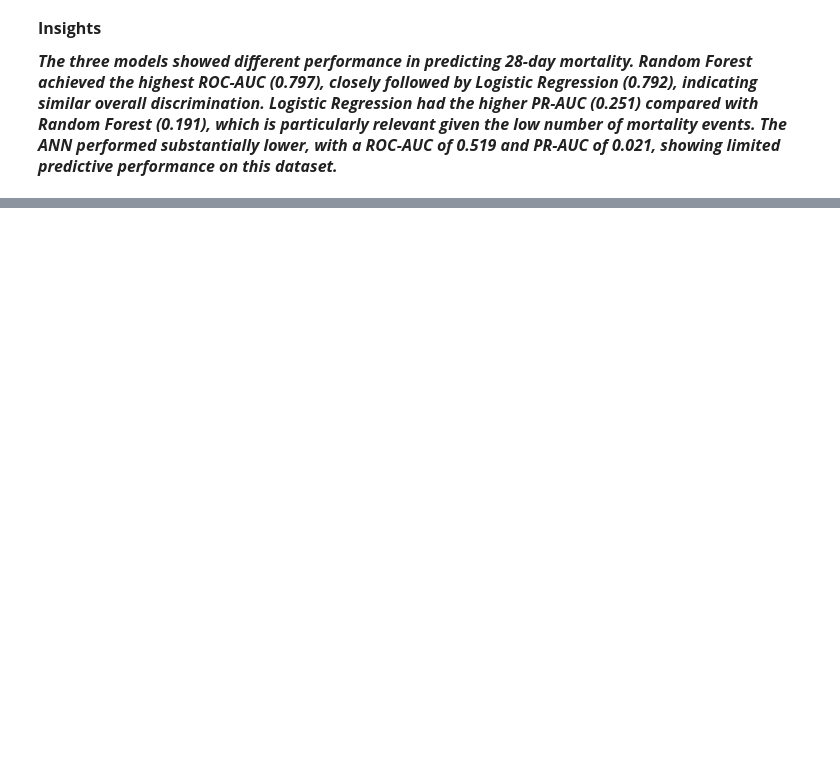
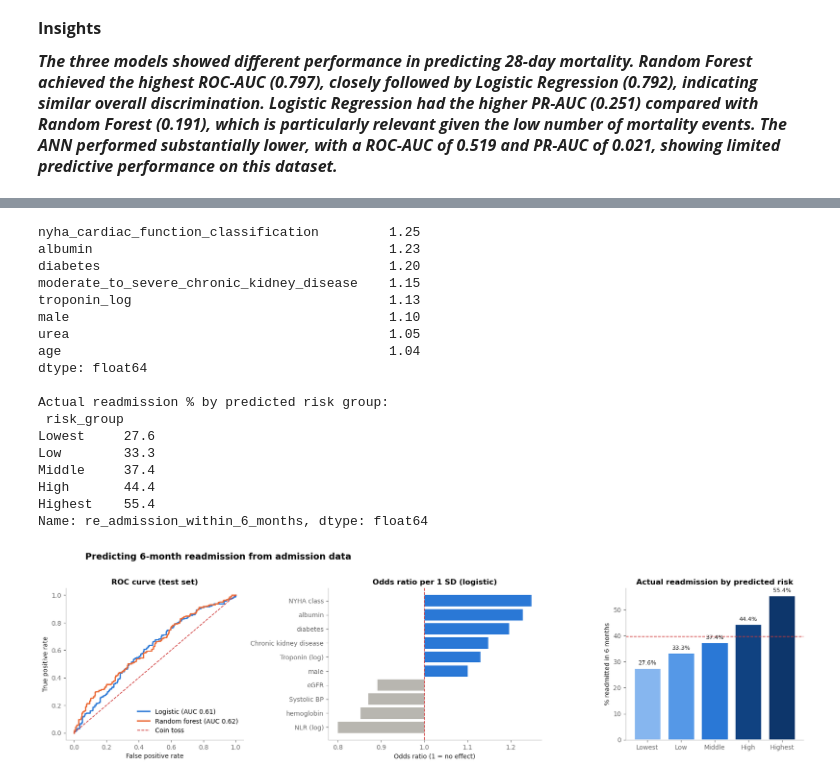
Before and after one commit to SaranyaShanmugam2026/Team2_PythonPioneers_PythonHackathon_Sep_2026, a Jupyter notebook: Team2_PythonPioneers_4.Predictive_Analysis.ipynb, the cells around one changed output, grey strips where cells are left out. Saved outputs shown, nothing was run; the diff lists cells and outputs as text; code cells hidden in the pictures; blank space fills up the shorter version.

Commit message:
Updated Predictive Analysis with questions 13-16
Updated Predictive Analysis with questions 13-16

```diff
--- a/Team2_PythonPioneers_4.Predictive_Analysis.ipynb
+++ b/Team2_PythonPioneers_4.Predictive_Analysis.ipynb
@@ -1770,0 +1807,19 @@ The ANN performed substantially lower, with a ROC-AUC of 0.519 and PR-AUC of 0.0
+# %%
+def evaluate(data, features, target, model="logistic", repeats=5):
+    X = data[features].astype(float)
+    y = data[target]
+    if model == "logistic":
+        pipe = make_pipeline(SimpleImputer(strategy="median"), StandardScaler(),
+                             LogisticRegression(C=0.5, class_weight="balanced", max_iter=3000))
+    else:
+        pipe = make_pipeline(SimpleImputer(strategy="median"),
+                             RandomForestClassifier(n_estimators=300, min_samples_leaf=10,
+                                                    class_weight="balanced_subsample", random_state=0, n_jobs=-1))
+    aucs, praucs, probs = [], [], []
+    for seed in range(repeats):
+        cv = StratifiedKFold(n_splits=5, shuffle=True, random_state=seed)
+        p = cross_val_predict(pipe, X, y, cv=cv, method="predict_proba")[:, 1]
+        aucs.append(roc_auc_score(y, p)); praucs.append(average_precision_score(y, p)); probs.append(p)
+    return {"ROC-AUC": round(np.mean(aucs), 3), "± SD": round(np.std(aucs), 3),
+            "PR-AUC": round(np.mean(praucs), 3), "Event rate": round(y.mean(), 3),
+            "prob": np.mean(probs, axis=0)}
@@ -1770,0 +1888,48 @@ The ANN performed substantially lower, with a ROC-AUC of 0.519 and PR-AUC of 0.0
+# %%
+# Which markers push readmission risk up or down? (standardised logistic coefficients -> odds ratio per 1 SD)
+coef = pd.Series(log_model[-1].coef_[0], index=features13)
+odds = np.exp(coef).sort_values()
+print(odds.round(2).sort_values(ascending=False).head(8))
+
+# Readmission rate by predicted-risk group (5 equal groups) using cross-validated risk
+q13["risk_group"] = pd.qcut(cv_log["prob"], 5, labels=["Lowest", "Low", "Middle", "High", "Highest"])
+by_group = q13.groupby("risk_group")[target13].mean().mul(100)
+print("\nActual readmission % by predicted risk group:\n", by_group.round(1))
+
+fig, ax = plt.subplots(1, 3, figsize=(17, 4.6), gridspec_kw={"width_ratios": [1, 1.2, 1]})
+for p, name, col in [(p_log, "Logistic", BLUE), (p_rf, "Random forest", ORANGE)]:
+    fpr, tpr, _ = roc_curve(y_test, p)
+    ax[0].plot(fpr, tpr, color=col, lw=2, label=f"{name} (AUC {roc_auc_score(y_test, p):.2f})")
+ax[0].plot([0, 1], [0, 1], color=REF, ls="--", lw=1.2, label="Coin toss")
+ax[0].set(title="ROC curve (test set)", xlabel="False positive rate", ylabel="True positive rate"); ax[0].legend(loc="lower right")
+short = {"nyha_cardiac_function_classification": "NYHA class", "moderate_to_severe_chronic_kidney_disease": "Chronic kidney disease",
+         "glomerular_filtration_rate": "eGFR", "systolic_blood_pressure": "Systolic BP", "troponin_log": "Troponin (log)",
+         "nlr_log": "NLR (log)", "chronic_obstructive_pulmonary_disease": "COPD", "cci_score": "CCI score"}
+top = pd.concat([odds.head(4), odds.tail(6)]).rename(lambda c: short.get(c, c))
+ax[1].barh(top.index, top.values - 1, left=1, color=[BLUE if v > 1 else NEUTRAL for v in top.values])
+ax[1].axvline(1, color=REF, ls="--", lw=1.2)
+ax[1].set(title="Odds ratio per 1 SD (logistic)", xlabel="Odds ratio (1 = no effect)")
+ax[2].bar(by_group.index.astype(str), by_group, color=ramp(5), edgecolor="white", linewidth=2); label_bars(ax[2])
+ax[2].axhline(q13[target13].mean()*100, color=REF, ls="--", lw=1.2)
+ax[2].set(title="Actual readmission by predicted risk", ylabel="% readmitted in 6 months")
+suptitle(fig, " Predicting 6-month readmission from admission data"); plt.tight_layout(); plt.show()
+# %% [output]
+nyha_cardiac_function_classification         1.25
+albumin                                      1.23
+diabetes                                     1.20
+moderate_to_severe_chronic_kidney_disease    1.15
+troponin_log                                 1.13
+male                                         1.10
+urea                                         1.05
+age                                          1.04
+dtype: float64
+
+Actual readmission % by predicted risk group:
+ risk_group
+Lowest     27.6
+Low        33.3
+Middle     37.4
+High       44.4
+Highest    55.4
+Name: re_admission_within_6_months, dtype: float64
+[figure, added]
```
Also changed, not shown: parts of 34 cells of this notebook.
